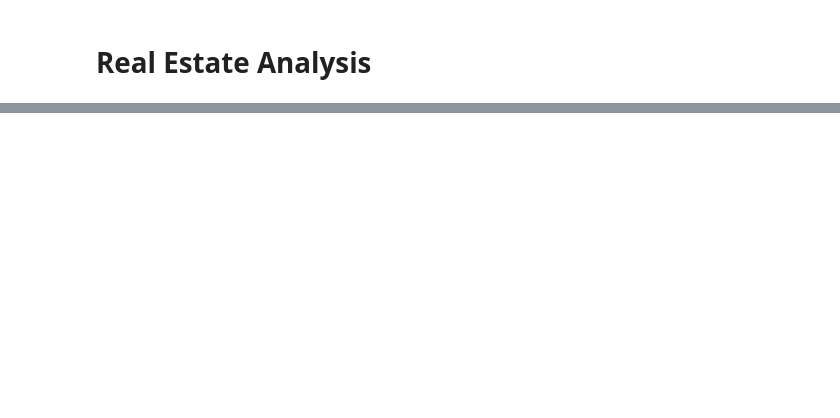
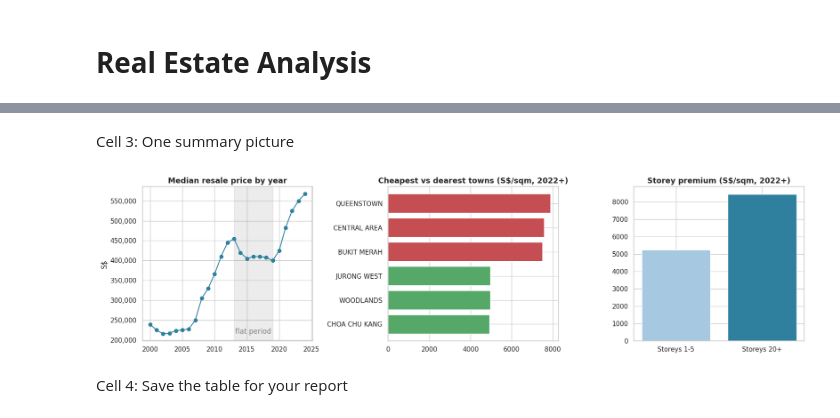
Before and after one commit to Rafeek-Data/Rafeek-Ahamed_Capstone-Project, a Jupyter notebook: Rafeek_Colab_Capstone.ipynb, the cells around one changed output, grey strips where cells are left out. Drawn from its saved outputs; the diff is of its cells as text; code cells hidden in the pictures; blank space fills up the shorter version.

```diff
--- a/Rafeek_Colab_Capstone.ipynb
+++ b/Rafeek_Colab_Capstone.ipynb
@@ -465,0 +605,18 @@ Passing `palette` without assigning `hue` is deprecated and will be removed in v
+# %%
+num = clean[["resale_price", "price_per_sqm", "floor_area_sqm", "storey_mid", "remaining_lease_yrs", "year"]]
+fig, ax = plt.subplots(1, 2, figsize=(15, 5))
+sns.heatmap(num.corr(), annot=True, fmt=".2f", cmap="coolwarm", center=0, square=True, ax=ax[0]); ax[0].set_title("Correlation matrix")
+sns.scatterplot(data=clean.sample(30000, random_state=1), x="floor_area_sqm", y="resale_price", hue="flat_type", hue_order=order, alpha=.35, s=10, ax=ax[1])
+ax[1].set(title="Price vs floor area (30k sample)"); ax[1].yaxis.set_major_formatter(money)
+plt.tight_layout(); plt.show()
+
+# Remaining lease vs price per sqm (2017 onwards), then inside one town and flat type to remove the location effect
+r = clean[clean["year"] >= 2017].copy()
+r["lease_band"] = pd.cut(r["remaining_lease_yrs"], bins=range(40, 101, 5))
+fig, ax = plt.subplots(1, 2, figsize=(15, 4.5))
+a = r.groupby("lease_band", observed=True)["price_per_sqm"].median()
+ax[0].bar(a.index.astype(str), a.values, color="#dd8452"); ax[0].set(title="All towns: price per sqm by remaining lease"); ax[0].tick_params(axis="x", rotation=60)
+one = r[(r["town"] == "TAMPINES") & (r["flat_type"] == "4 ROOM")]
+b = one.groupby("lease_band", observed=True)["price_per_sqm"].median().dropna()
+ax[1].bar(b.index.astype(str), b.values, color="#55a868"); ax[1].set(title="Tampines 4-room only (town and size held fixed)"); ax[1].tick_params(axis="x", rotation=60)
+plt.tight_layout(); plt.show()
@@ -465,0 +906,20 @@ Passing `palette` without assigning `hue` is deprecated and will be removed in v
+# %% [markdown]
+Cell 3: One summary picture
+# %%
+fig, ax = plt.subplots(1, 3, figsize=(17, 4.5))
+ax[0].plot(med.index, med.values, marker="o", color="#2f7f9e")
+ax[0].set(title="Median resale price by year", ylabel="S$"); ax[0].yaxis.set_major_formatter(mtick.StrMethodFormatter("{x:,.0f}"))
+ax[0].axvspan(2013, 2019, color="grey", alpha=.15)
+ax[0].text(2013.2, med.min(), "flat period", color="grey")
+
+tw = town.iloc[list(range(3)) + list(range(-3, 0))]
+ax[1].barh(tw.index.astype(str), tw.values, color=["#55a868"]*3 + ["#c44e52"]*3)
+ax[1].set(title="Cheapest vs dearest towns (S$/sqm, 2022+)")
+
+ax[2].bar(["Storeys 1-5", "Storeys 20+"], [low, high], color=["#a6c8e0", "#2f7f9e"])
+ax[2].set(title="Storey premium (S$/sqm, 2022+)")
+plt.tight_layout(); plt.show()
+# %% [output]
+[figure, added]
+# %% [markdown]
+Cell 4: Save the table for your report
```
Also changed, not shown: parts of 71 cells of this notebook.
